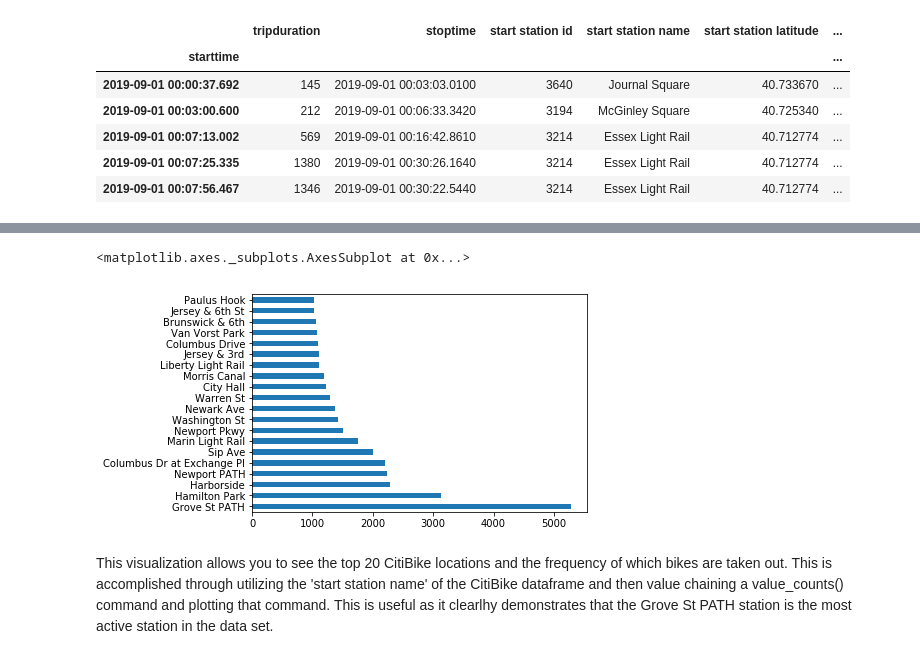
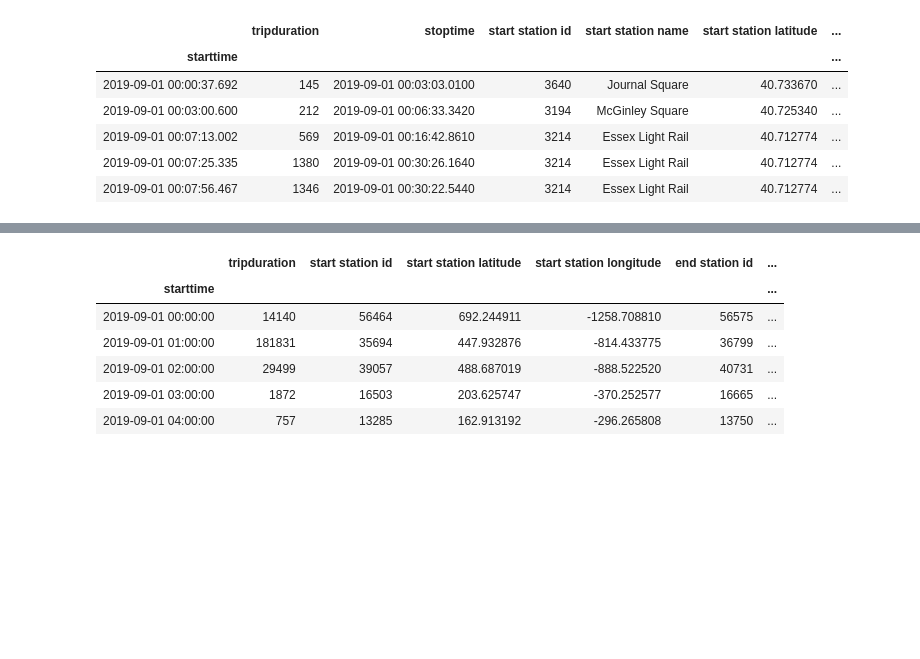
Before and after one commit to EthanVanceWotring/Thinkful-Projects, a Jupyter notebook: NYC CitiBike Visualization.ipynb, the cells around one changed output, grey strips where cells are left out. Saved outputs shown, nothing was run; the diff lists cells and outputs as text; code cells hidden in the pictures; blank space fills up the shorter version.

```diff
--- a/NYC CitiBike Visualization.ipynb
+++ b/NYC CitiBike Visualization.ipynb
@@ -102,7 +225,0 @@ Name: start station name, dtype: int64
-# %%
-CitiBike['start station name'].value_counts()[:20].plot(kind='barh')
-# %% [output]
-<matplotlib.axes._subplots.AxesSubplot at 0x...>
-[figure, removed]
-# %% [markdown]
-This visualization allows you to see the top 20 CitiBike locations and the frequency of which bikes are taken out. This is accomplished through utilizing the 'start station name' of the CitiBike dataframe and then value chaining a value_counts() command and plotting that command. This is useful as it clearlhy demonstrates that the Grove St PATH station is the most active station in the data set.
@@ -108,0 +228,10 @@ This visualization allows you to see the top 20 CitiBike locations and the frequ
+# %%
+_new.head()
+# %% [output]
+|  | tripduration | start station id | start station latitude | start station longitude | end station id | ... |
+| starttime |  |  |  |  |  | ... |
+| 2019-09-01 00:00:00 | 14140 | 56464 | 692.244911 | -1258.708810 | 56575 | ... |
+| 2019-09-01 01:00:00 | 181831 | 35694 | 447.932876 | -814.433775 | 36799 | ... |
+| 2019-09-01 02:00:00 | 29499 | 39057 | 488.687019 | -888.522520 | 40731 | ... |
+| 2019-09-01 03:00:00 | 1872 | 16503 | 203.625747 | -370.252577 | 16665 | ... |
+| 2019-09-01 04:00:00 | 757 | 13285 | 162.913192 | -296.265808 | 13750 | ... |
```
Also changed, not shown: parts of 47 cells of this notebook.
